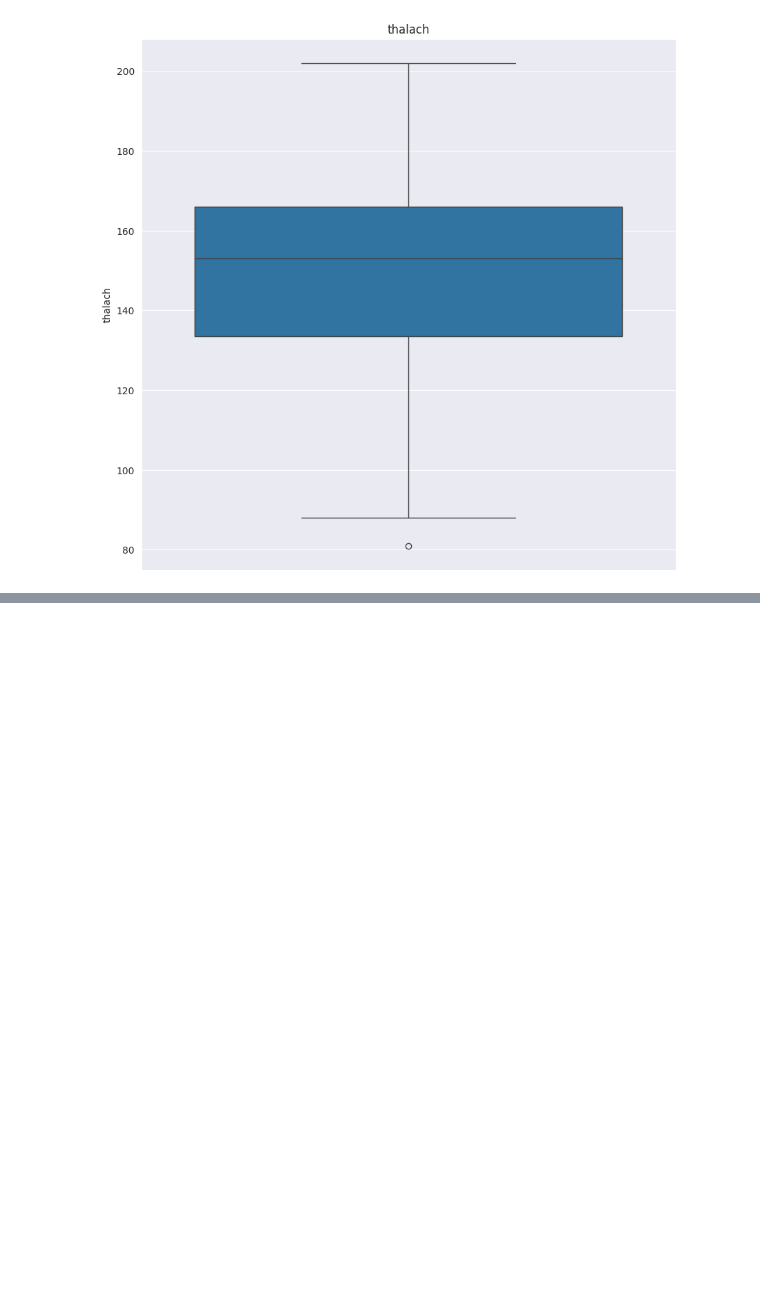
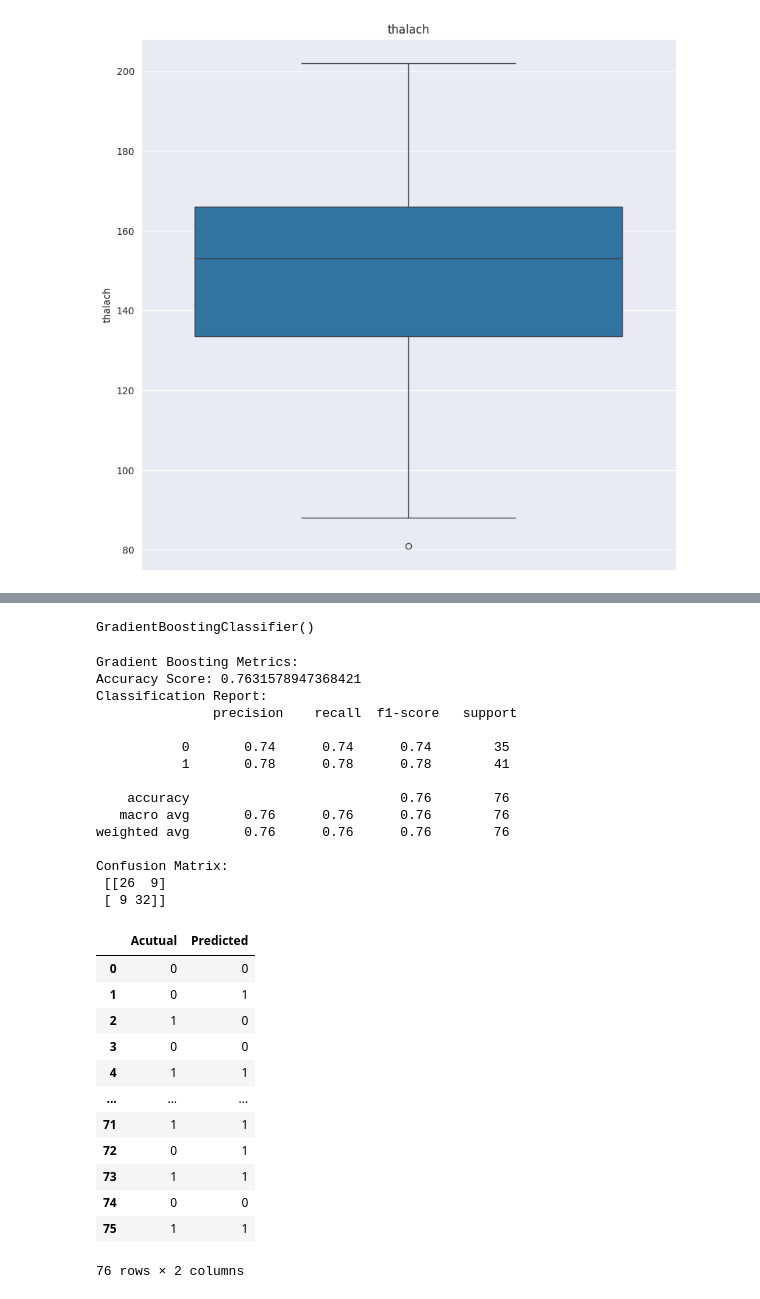
Before and after one commit to AradhyaRay05/Heart-Disease-Prediction, a Jupyter notebook: Heart_Disease_Prediction.ipynb, the cells around one changed output, grey strips where cells are left out. Drawn from its saved outputs; the diff is of its cells as text; code cells hidden in the pictures; blank space fills up the shorter version.

```diff
--- a/Heart_Disease_Prediction.ipynb
+++ b/Heart_Disease_Prediction.ipynb
@@ -176,0 +251,5 @@ weighted avg       0.84      0.84      0.84        76
+# %%
+#DecisionTreeClassifier
+
+dt = DecisionTreeClassifier()
+dt.fit(X_train, y_train)
@@ -176,0 +294,5 @@ weighted avg       0.84      0.84      0.84        76
+# %%
+#RandomForestClassifier
+
+rf = RandomForestClassifier()
+rf.fit(X_train, y_train)
@@ -176,0 +337,43 @@ weighted avg       0.84      0.84      0.84        76
+# %%
+#GradientBoostingClassifier
+
+gb = GradientBoostingClassifier()
+gb.fit(X_train, y_train)
+# %% [output]
+GradientBoostingClassifier()
+# %%
+gb_preds = gb.predict(X_test)
+print("\nGradient Boosting Metrics:")
+print("Accuracy Score:", accuracy_score(y_test, gb_preds))
+print("Classification Report:\n", classification_report(y_test, gb_preds))
+print("Confusion Matrix:\n", confusion_matrix(y_test, gb_preds))
+pd.DataFrame({'Acutual': y_test, 'Predicted': gb_preds})
+# %% [output]
+Gradient Boosting Metrics:
+Accuracy Score: 0.7631578947368421
+Classification Report:
+               precision    recall  f1-score   support
+
+           0       0.74      0.74      0.74        35
+           1       0.78      0.78      0.78        41
+
+    accuracy                           0.76        76
+   macro avg       0.76      0.76      0.76        76
+weighted avg       0.76      0.76      0.76        76
+
+Confusion Matrix:
+ [[26  9]
+ [ 9 32]]
+|  | Acutual | Predicted |
+| 0 | 0 | 0 |
+| 1 | 0 | 1 |
+| 2 | 1 | 0 |
+| 3 | 0 | 0 |
+| 4 | 1 | 1 |
+| ... | ... | ... |
+| 71 | 1 | 1 |
+| 72 | 0 | 1 |
+| 73 | 1 | 1 |
+| 74 | 0 | 0 |
+| 75 | 1 | 1 |
+76 rows × 2 columns
```
Also changed, not shown: parts of 22 cells of this notebook, 3 other files.
